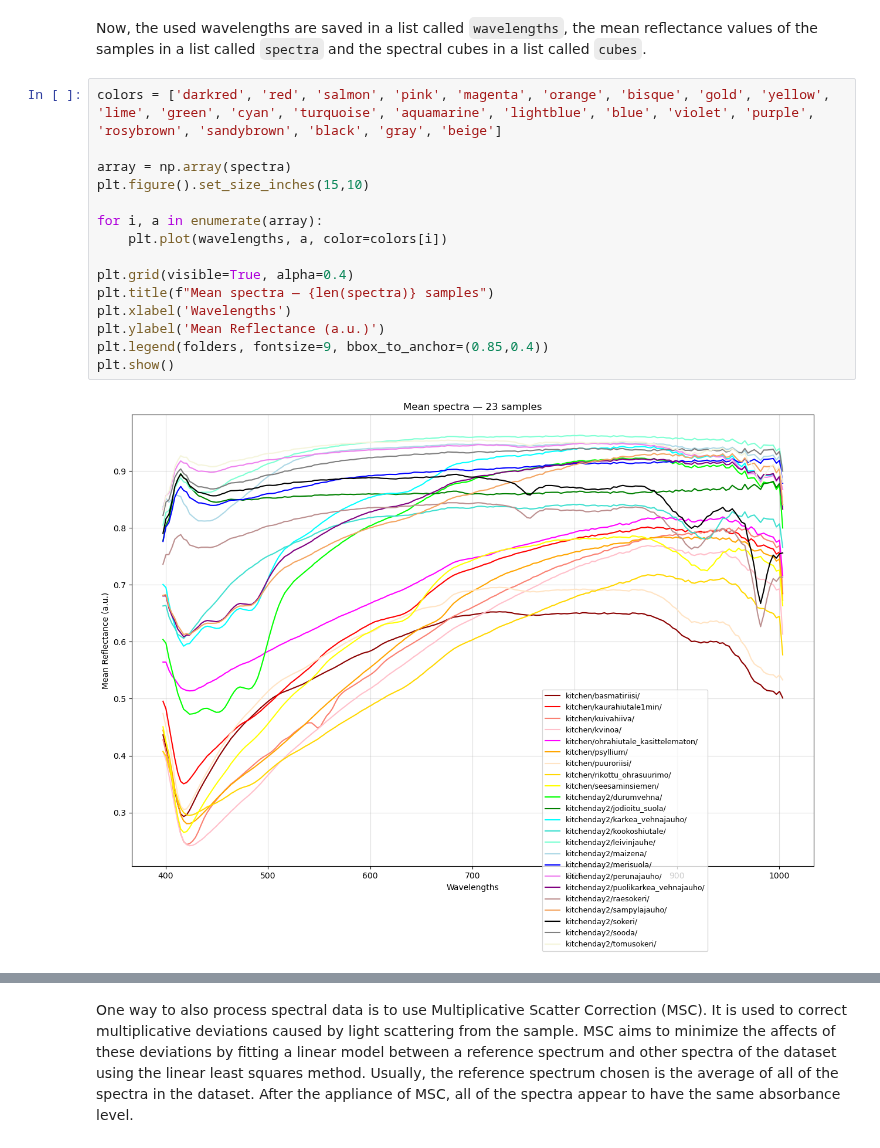
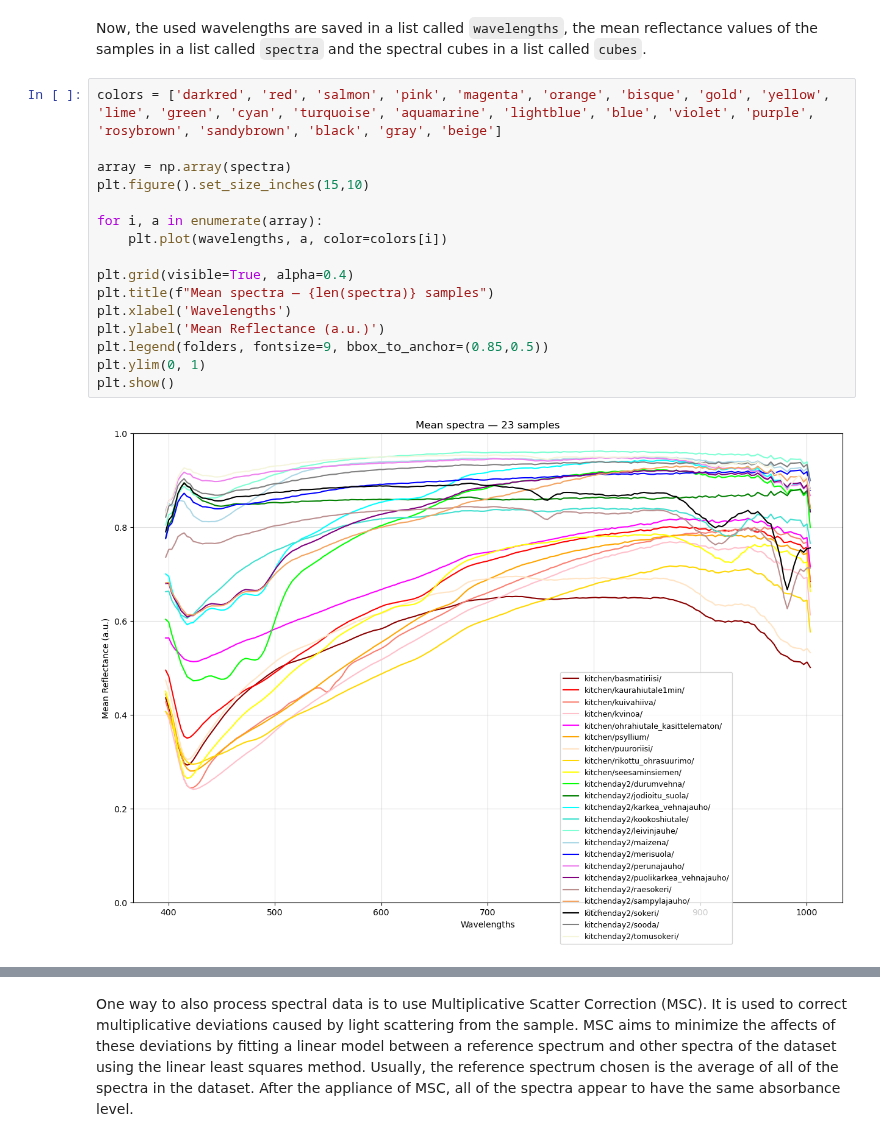
Before and after one commit to annitarvainen/tutkimusprojekti, a Jupyter notebook: projekti_infotekstit.ipynb, the cells around one changed output, grey strips where cells are left out. Cells and saved outputs as stored; diff of their text form.

```diff
--- a/projekti_infotekstit.ipynb
+++ b/projekti_infotekstit.ipynb
@@ -386,20 +388,21 @@ Now, the used wavelengths are saved in a list called `wavelengths`, the mean ref
 # %%
 colors = ['darkred', 'red', 'salmon', 'pink', 'magenta', 'orange', 'bisque', 'gold', 'yellow', 'lime', 'green', 'cyan', 'turquoise', 'aquamarine', 'lightblue', 'blue', 'violet', 'purple', 'rosybrown', 'sandybrown', 'black', 'gray', 'beige']
 
 array = np.array(spectra)
 plt.figure().set_size_inches(15,10)
 
 for i, a in enumerate(array):
     plt.plot(wavelengths, a, color=colors[i])
 
 plt.grid(visible=True, alpha=0.4)
 plt.title(f"Mean spectra — {len(spectra)} samples")
 plt.xlabel('Wavelengths')
 plt.ylabel('Mean Reflectance (a.u.)')
-plt.legend(folders, fontsize=9, bbox_to_anchor=(0.85,0.4))
+plt.legend(folders, fontsize=9, bbox_to_anchor=(0.85,0.5))
+plt.ylim(0, 1)
 plt.show()
 # %% [output]
-[figure, old version]
+[figure, new version]
 # %%
 plt.figure().set_size_inches(15,10)
 
```
Also changed, not shown: parts of 4 cells of this notebook, 2 other files.
